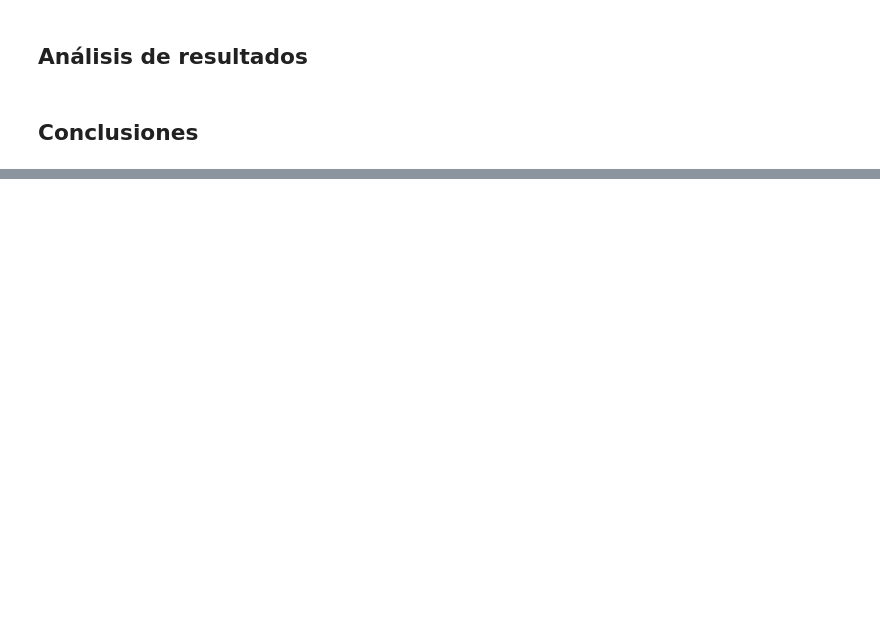
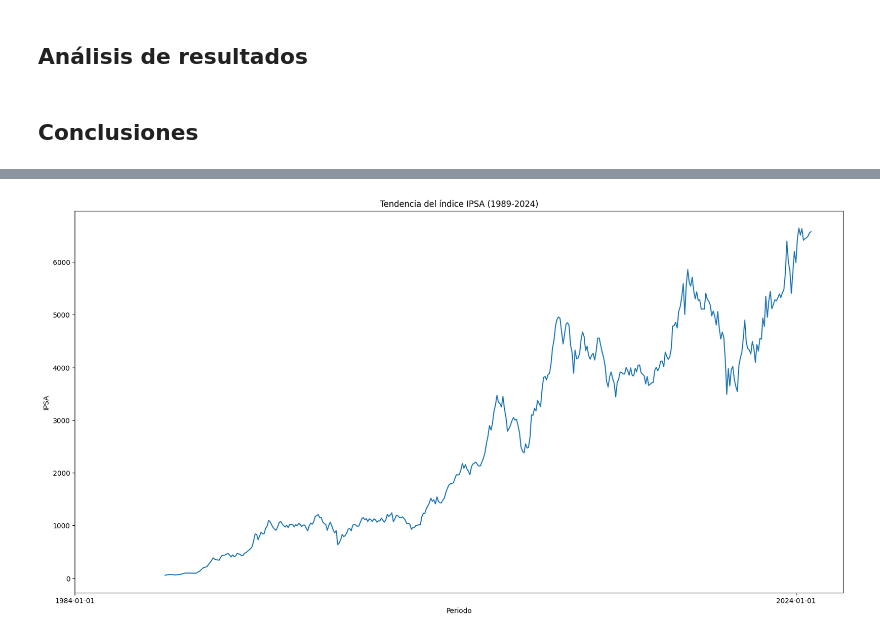
Before and after one commit to principioincertidumbre/Tarea3_MLA, a Jupyter notebook: Tarea_3_MLA.ipynb, the cells around one changed output, grey strips where cells are left out. Saved outputs shown, nothing was run; the diff lists cells and outputs as text; code cells hidden in the pictures; blank space fills up the shorter version.

Commit message:
Se creó con Colab

```diff
--- a/Tarea_3_MLA.ipynb
+++ b/Tarea_3_MLA.ipynb
@@ -536,0 +525,10 @@ Test RMSE: 0.137 RMSE
+# %%
+# Cargar archivo
+from google.colab import files
+import io
+# Cargar archivo desde la máquina local
+uploaded2 = files.upload()
+
+# Leer el archivo cargado
+file_path = list(uploaded2.keys())[0]
+data = pd.read_excel(io.BytesIO(uploaded2[file_path]), sheet_name='Cuadro')
@@ -536,0 +538,15 @@ Test RMSE: 0.137 RMSE
+# %%
+data_cleaned = data.iloc[2:].reset_index(drop=True)
+data_cleaned.columns = ['Periodo', 'IPSA']
+data_cleaned = data_cleaned[['Periodo', 'IPSA']]
+data_cleaned['Periodo'] = pd.to_datetime(data_cleaned['Periodo'], errors='coerce')
+data_cleaned['IPSA'] = pd.to_numeric(data_cleaned['IPSA'], errors='coerce')
+# %%
+# Gráfico EDA: Tendencia del IPSA a lo largo del tiempo
+fig, ax = plt.subplots(1, 1, figsize=(20, 10))
+sns.lineplot(data=data_cleaned, x='Periodo', y='IPSA')
+plt.title('Tendencia del índice IPSA (1989-2024)')
+ax.set_xticks(ax.get_xticks()[::10])
+plt.show()
+# %% [output]
+[figure, added]
```
Also changed, not shown: parts of 12 cells of this notebook.
